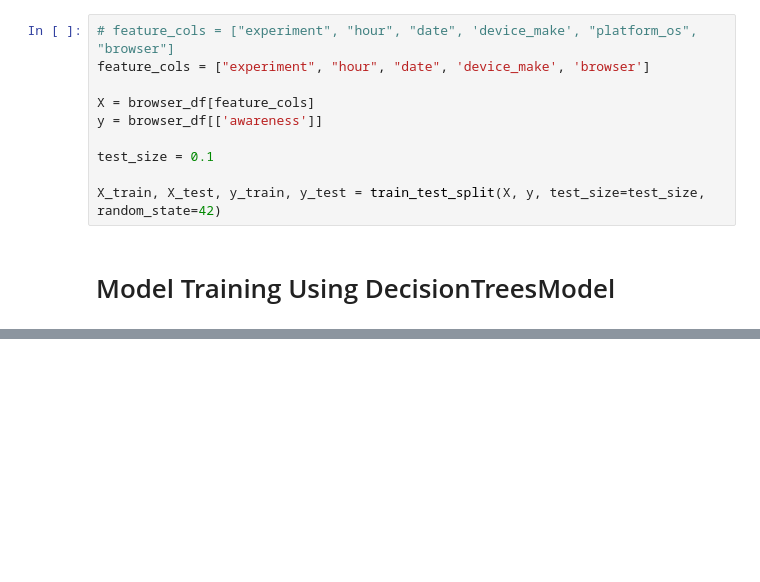
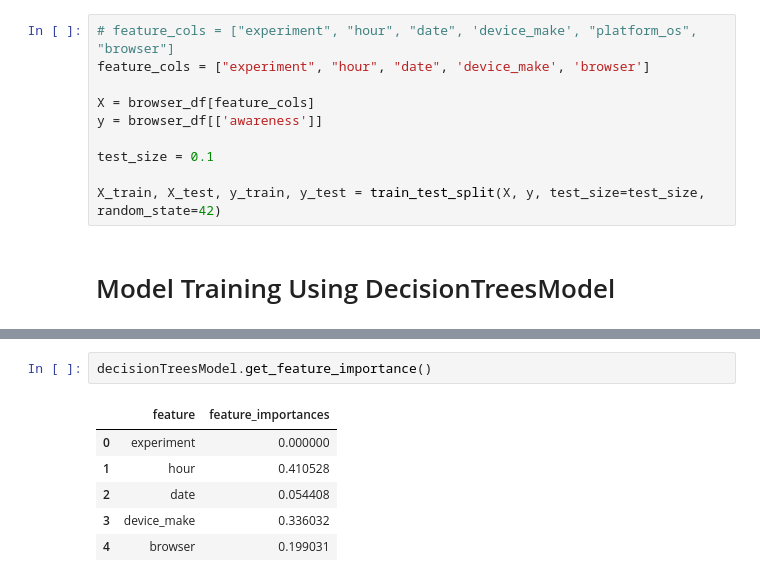
Before and after one commit to AB-Hypothesis-Testing/AB-Testing, a Jupyter notebook: notebooks/AB_Testing_Machine_learning.ipynb, the cells around one changed output, grey strips where cells are left out. Drawn from its saved outputs; the diff is of its cells as text; blank space fills up the shorter version.

```diff
--- a/notebooks/AB_Testing_Machine_learning.ipynb
+++ b/notebooks/AB_Testing_Machine_learning.ipynb
@@ -246,0 +280,9 @@ NameError: name 'DecisionTreesModel' is not defined
+# %%
+decisionTreesModel.get_feature_importance()
+# %% [output]
+|  | feature | feature_importances |
+| 0 | experiment | 0.000000 |
+| 1 | hour | 0.410528 |
+| 2 | date | 0.054408 |
+| 3 | device_make | 0.336032 |
+| 4 | browser | 0.199031 |
```
Also changed, not shown: parts of 4 cells of this notebook.
